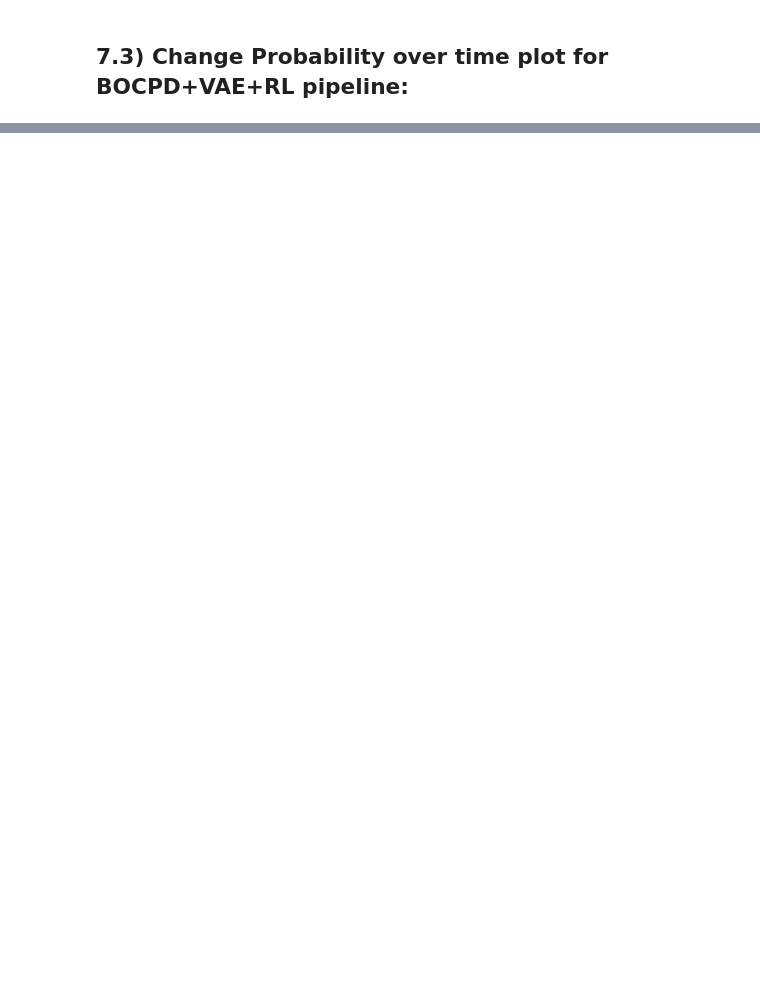
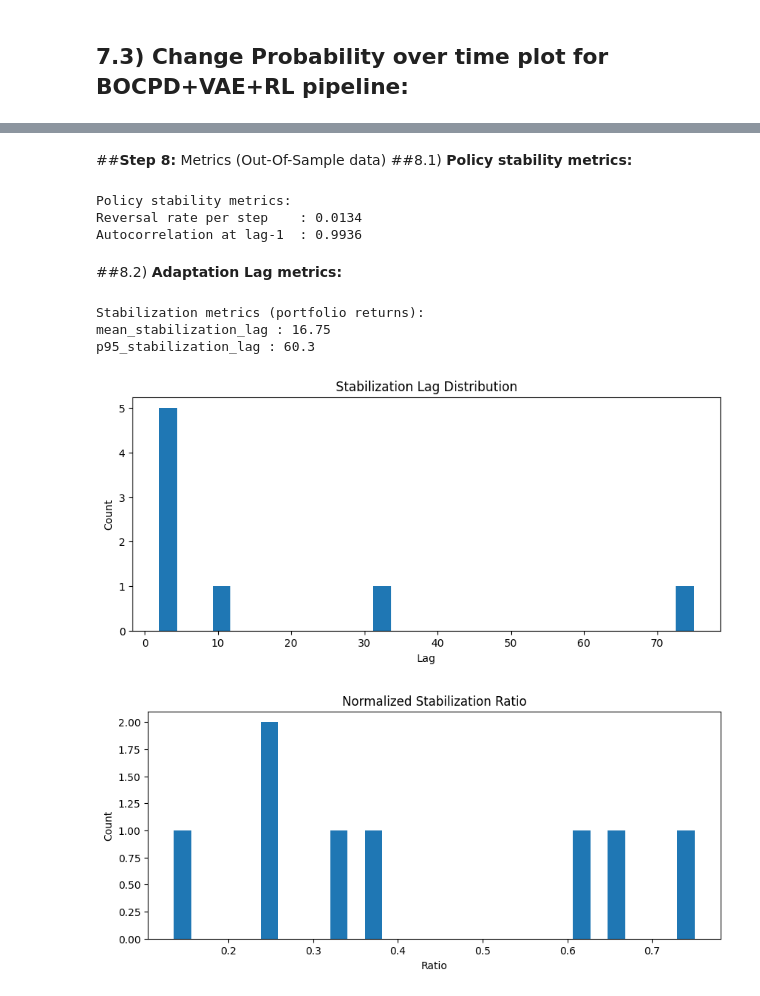
Before and after one commit to WQU-Capstone-11205/MarketNeutral_Trading, a Jupyter notebook: Notebooks/Enhanced_BOCPD_VAE_RL_pipeline_tune_train_test.ipynb, the cells around one changed output, grey strips where cells are left out. Cells and saved outputs as stored; diff of their text form; code cells hidden in the pictures; blank space fills up the shorter version.

Commit message:
Update Enhanced_BOCPD_VAE_RL_pipeline_tune_train_test.ipynb
Updated with Out-of-sample data metrics.

```diff
--- a/Notebooks/Enhanced_BOCPD_VAE_RL_pipeline_tune_train_test.ipynb
+++ b/Notebooks/Enhanced_BOCPD_VAE_RL_pipeline_tune_train_test.ipynb
@@ -344,0 +502,35 @@ plot_rt_change_probs(test_spread, test_metrics['rt_mle'], test_metrics['change_p
+# %% [markdown]
+##**Step 8:** Metrics (Out-Of-Sample data)
+##8.1) **Policy stability metrics:**
+# %%
+from metrics.policy_stability import policy_stability_metrics
+
+perf_metric = policy_stability_metrics(test_metrics['actions'], eps=1e-3)
+print("Policy stability metrics:")
+print(f"Reversal rate per step    : {round(perf_metric['reversal_rate_per_step'],4)}")
+print(f"Autocorrelation at lag-1  : {round(perf_metric['acf1'],4)}")
+# %% [output]
+Policy stability metrics:
+Reversal rate per step    : 0.0134
+Autocorrelation at lag-1  : 0.9936
+# %% [markdown]
+##8.2) **Adaptation Lag metrics:**
+# %%
+from plots.adaptation_lags import plot_stabilization_lag_distributions, plot_variance_vs_lag
+from metrics.policy_stability import compute_adaptation_lags, generate_stabilization_lag_report
+
+change_indices = np.where(test_metrics['cp_flags'] == 1)[0]
+details = compute_adaptation_lags(test_spread.index, test_metrics['portfolio_returns'], test_metrics['change_probs'], test_metrics['cp_flags'])
+df, summary = generate_stabilization_lag_report(details)
+print("Stabilization metrics (portfolio returns):")
+print(f'mean_stabilization_lag : {round(summary['mean_stabilization_lag'],4)}')
+print(f'p95_stabilization_lag : {round(summary['p95_stabilization_lag'],4)}')
+# %% [output]
+Stabilization metrics (portfolio returns):
+mean_stabilization_lag : 16.75
+p95_stabilization_lag : 60.3
+# %%
+plot_stabilization_lag_distributions(df)
+# %% [output]
+[figure, added]
+[figure, added]
```
Also changed, not shown: parts of 15 cells of this notebook.
